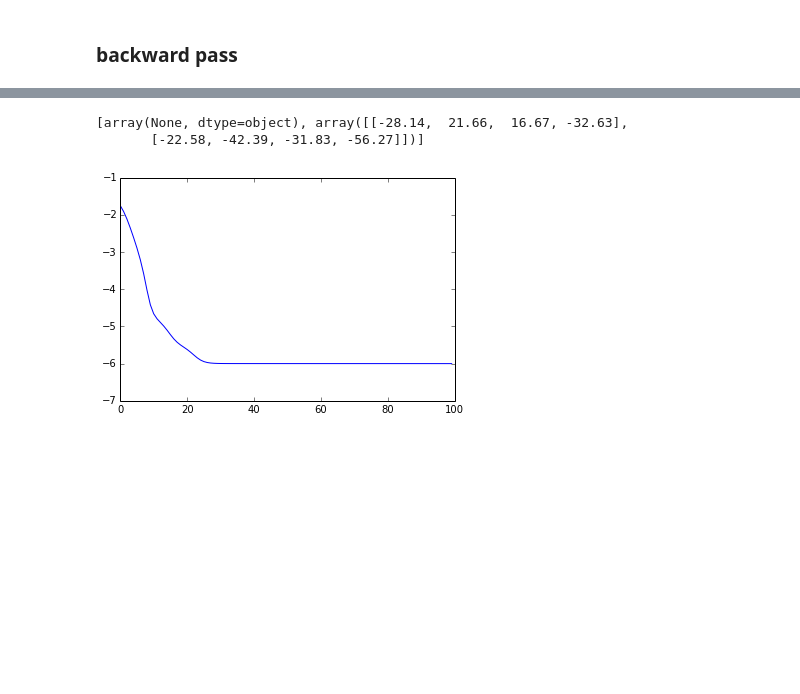
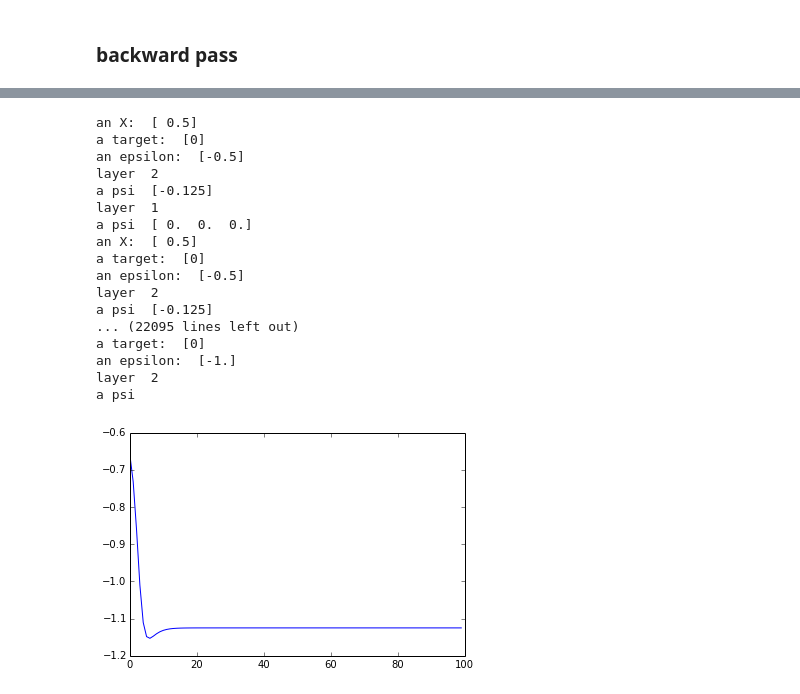
Before and after one commit to harryross263/comp421, a Jupyter notebook: week2_backprop/marcus-bp-play.ipynb, the cells around one changed output, grey strips where cells are left out. Drawn from its saved outputs; the diff is of its cells as text; code cells hidden in the pictures; blank space fills up the shorter version.

Commit message:
marcus-bp-play still broken gradient calc

```diff
--- a/week2_backprop/marcus-bp-play.ipynb
+++ b/week2_backprop/marcus-bp-play.ipynb
@@ -63,7 +61,7 @@ def goodness(outputs, targets):
 ### set the network's architecture
 # %%
 Npats = inpats.shape[0]
-#architecture = [inpats.shape[1], 3, 5, targets.shape[1]]
-architecture = [inpats.shape[1], targets.shape[1]]
+architecture = [inpats.shape[1], 3, targets.shape[1]]
+#architecture = [inpats.shape[1], targets.shape[1]]
 print ('There are this many neurons in each layer: ', architecture)  # a list of the number of neurons in each layer
 # %% [output]
@@ -87,12 +85,13 @@ for L in range(len(architecture)):
 # %%
-# then we have the weights. I'm going to index weight layer by the layer they're *going* towards.
+# Then we have the weights. I'm going to index weight layer by the layer they're *going* towards.
 # So I'll have a zeroth weight layer for sanity, but it's going to be empty!
-W = [np.array(None)]
+W  = [np.array(None)]
+dW = [np.array(None)]
 for L in range(1,len(X)):
     Nins = X[L-1].shape[1]
     Nouts = X[L].shape[1]
-    init_tmp_w = rng.normal(0,1,size=(Nouts, Nins))
-    W.append(init_tmp_w)
+    W.append(0.0* rng.normal(0,1,size=(Nouts, Nins)) )
+    dW.append(0.0 * np.copy(W[L]))
 
 for L in range(len(W)):
     print('layer %d weights have shape ' %(L), W[L].shape)
@@ -126,12 +126,18 @@ def inefficient_outer_product(x_lowLayer, x_highLayer):
     return ans
 # %%
 def backward_pass(X, W, dW, targets):
-    good, dgood = goodness(X[-1], targets)
+    good_sum, good_vec, dgood = calc_goodness(X[-1], targets)
     epsilon = dgood
+    print ('an X: ', X[-1][0])
+    print ('a target: ', targets[0])
+    print ('an epsilon: ', epsilon[0])
     for L in range(len(X)-1,0,-1):
-        #print ('layer ',L)
-        psi = epsilon * dfunk_from_funk(X[L])
-        #print (psi.shape)
-        dW[L] = inefficient_outer_product(X[L-1], X[L]).sum(0)
-        epsilon = np.dot(psi, W[L])
+        print ('layer ',L)
+        psi = epsilon * dfunk_from_funk(X[L]) # elt-wise multiply
+        print ('a psi ',psi[0])
+        dW[L] = inefficient_outer_product(X[L-1], X[L]).sum(0) # outer product multiply
+        epsilon = np.dot(psi, W[L]) # inner product multiply
     return dW
+
+
+dW = backward_pass(X, W, dW, targets)
@@ -142,10 +204,10 @@ def checkgrad(X, W, targets):
 # %%
-def learn(X, W, targets, learning_rate=0.01, momentum=0.1, num_steps=1):
+def learn(X, W, dW, targets, learning_rate=0.01, momentum=0.1, num_steps=1):
     # note dW and prev_change are of the same size as W - we'll make space for them first
-    dW, prev_change = [np.array(None)], [np.array(None)]
+
+    prev_change = [np.array(None)]
     for L in range(1,len(X)):
-        dW.append(np.copy(W[L]))
-        prev_change.append(0.0*np.copy(W[L]))
+        prev_change.append(0.0 * np.copy(W[L]))
 
     # now for the learning iterations
     for step in range(num_steps):
@@ -160,14 +222,29 @@ def learn(X, W, targets, learning_rate=0.01, momentum=0.1, num_steps=1):
 # %%
 vals = []
 for t in range(100):
-    W = learn(X, W, targets, learning_rate=0.001, momentum=0.0, num_steps=100)
+    W = learn(X, W, dW, targets, learning_rate=0.001, momentum=0.0, num_steps=100)
 
-    good, dgood = goodness(X[-1], targets)
-    vals.append(good.sum())
+    good_sum, good_vec, dgood = calc_goodness(X[-1], targets)
+    vals.append(good_sum)
 
 plt.plot(vals)
 print(W)
 # %% [output]
-[array(None, dtype=object), array([[-28.14,  21.66,  16.67, -32.63],
-       [-22.58, -42.39, -31.83, -56.27]])]
+an X:  [ 0.5]
+a target:  [0]
+an epsilon:  [-0.5]
+layer  2
+a psi  [-0.125]
+layer  1
+a psi  [ 0.  0.  0.]
+an X:  [ 0.5]
+a target:  [0]
+an epsilon:  [-0.5]
+layer  2
+a psi  [-0.125]
+... (22095 lines left out)
+a target:  [0]
+an epsilon:  [-1.]
+layer  2
+a psi
-[figure, old version]
+[figure, new version]
```
Also changed, not shown: parts of 12 cells of this notebook.
